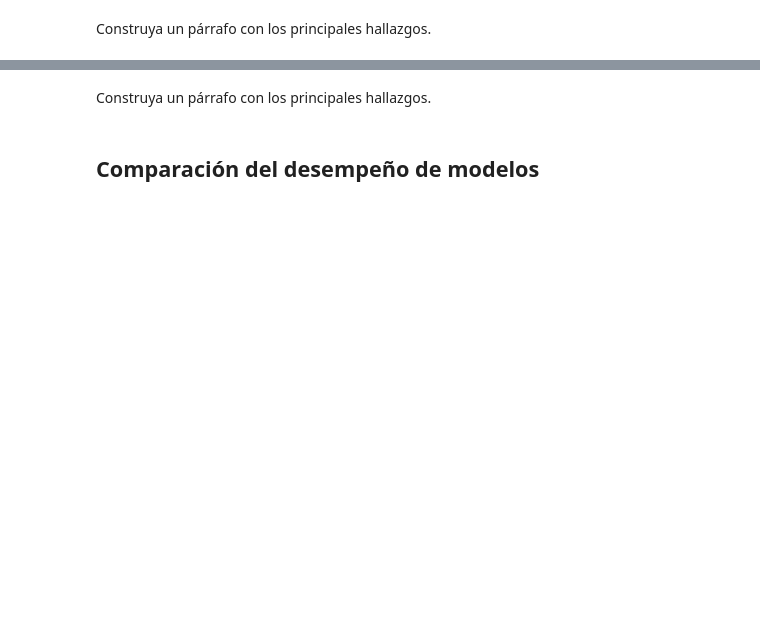
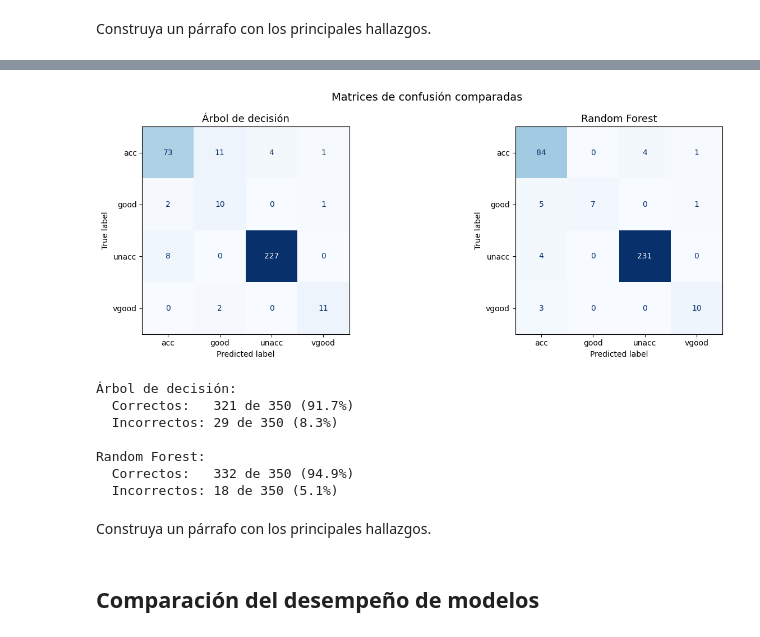
Before and after one commit to Nicolas0611/decision-tree-py, a Jupyter notebook: MUAVDM_TIA_Actividad 1_NotebookBase.ipynb, the cells around one changed output, grey strips where cells are left out. Cells and saved outputs as stored; diff of their text form; code cells hidden in the pictures; blank space fills up the shorter version.

```diff
--- a/MUAVDM_TIA_Actividad 1_NotebookBase.ipynb
+++ b/MUAVDM_TIA_Actividad 1_NotebookBase.ipynb
@@ -376,3 +420,12 @@ Al menos incluya:
 + Matriz de confusión
 # %%
 #Código para mostrar la evaluación del modelo de clasificación 1
+# Predicciones de arboles de decisión
+y_pred_arbol  = best_tree.predict(X_test)
+
+# Reporte completo de cada modelo
+print("=" * 50)
+print("ÁRBOL DE DECISIÓN")
+print("=" * 50)
+print(classification_report(y_test, y_pred_arbol,
+      target_names=['acc','good','unacc','vgood']))
@@ -380,3 +447,10 @@ Al menos incluya:
 Construya un párrafo con los principales hallazgos.
 # %%
 #Código  para mostrarla evaluación del modelo de clasificación 2
+y_pred_bosque = bosque.predict(X_test)
+
+print("=" * 50)
+print("RANDOM FOREST")
+print("=" * 50)
+print(classification_report(y_test, y_pred_bosque,
+      target_names=['acc','good','unacc','vgood']))
@@ -383,3 +471,44 @@ Construya un párrafo con los principales hallazgos.
+# %%
+fig, axes = plt.subplots(1, 2, figsize=(14, 5))
+
+clases = ['acc', 'good', 'unacc', 'vgood']
+
+for ax, modelo, nombre, y_pred in zip(
+    axes,
+    [best_tree, bosque],
+    ['Árbol de decisión', 'Random Forest'],
+    [y_pred_arbol, y_pred_bosque]
+):
+    cm = confusion_matrix(y_test, y_pred)
+    disp = ConfusionMatrixDisplay(confusion_matrix=cm, display_labels=clases)
+    disp.plot(ax=ax, colorbar=False, cmap='Blues')
+    ax.set_title(nombre, fontsize=13)
+
+plt.suptitle('Matrices de confusión comparadas', fontsize=14)
+plt.tight_layout()
+plt.show()
+
+# Añade esta celda para ver el accuracy de cada modelo
+aciertos_arbol  = (y_pred_arbol  == y_test).sum()
+aciertos_bosque = (y_pred_bosque == y_test).sum()
+total = len(y_test)
+
+print(f"Árbol de decisión:")
+print(f"  Correctos:   {aciertos_arbol} de {total} ({aciertos_arbol/total*100:.1f}%)")
+print(f"  Incorrectos: {total-aciertos_arbol} de {total} ({(total-aciertos_arbol)/total*100:.1f}%)")
+
+print(f"\nRandom Forest:")
+print(f"  Correctos:   {aciertos_bosque} de {total} ({aciertos_bosque/total*100:.1f}%)")
+print(f"  Incorrectos: {total-aciertos_bosque} de {total} ({(total-aciertos_bosque)/total*100:.1f}%)")
+# %% [output]
+[figure, added]
+Árbol de decisión:
+  Correctos:   321 de 350 (91.7%)
+  Incorrectos: 29 de 350 (8.3%)
+
+Random Forest:
+  Correctos:   332 de 350 (94.9%)
+  Incorrectos: 18 de 350 (5.1%)
 # %% [markdown]
 Construya un párrafo con los principales hallazgos.
 # %% [markdown]
```
Also changed, not shown: parts of 7 cells of this notebook.
